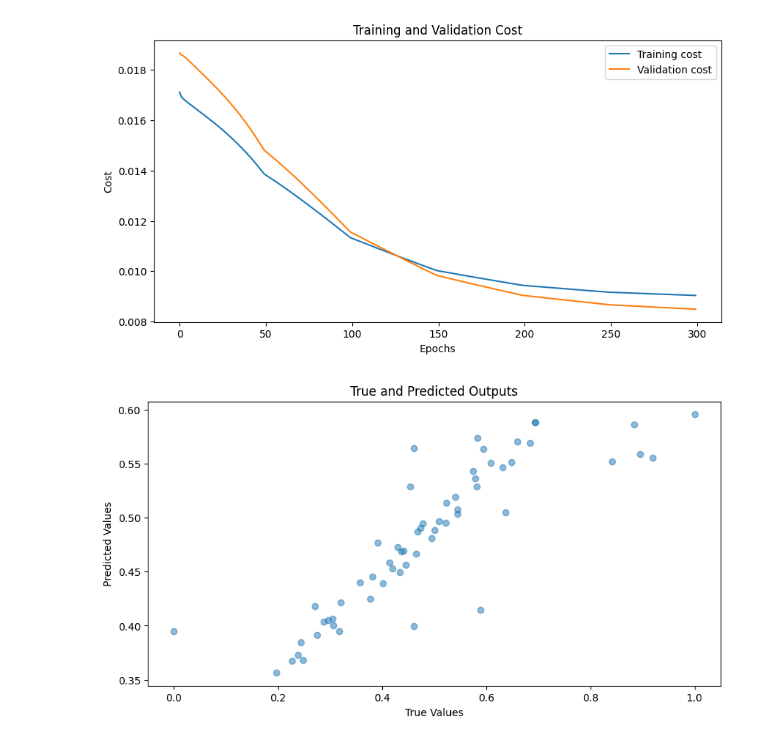
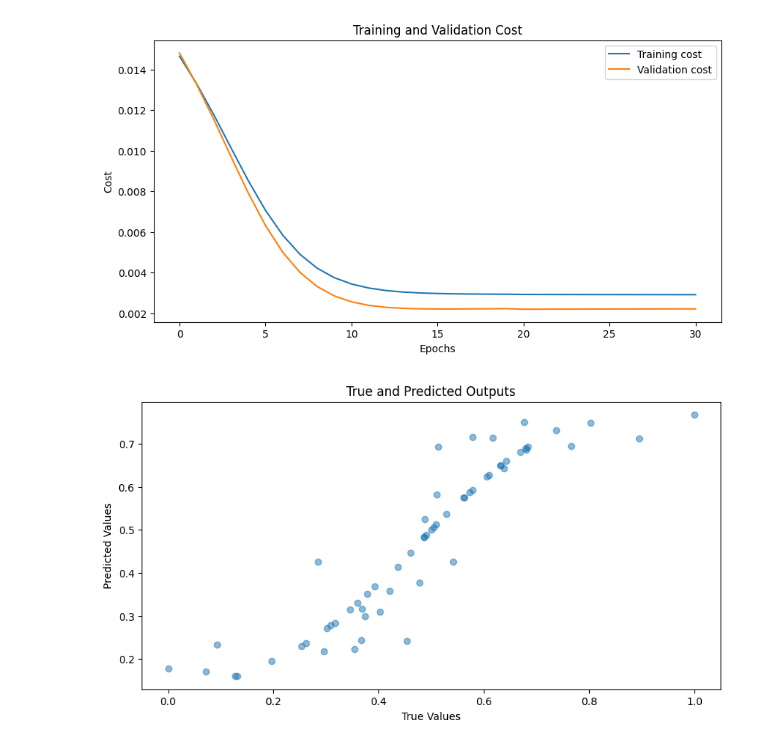
Before and after one commit to samnanglath01/AI-Assignment8-, a Jupyter notebook: Assignment_7_scratch-1.ipynb, the cells around one changed output. Drawn from its saved outputs; the diff is of its cells as text; code cells hidden in the pictures.

```diff
--- a/Assignment_7_scratch-1.ipynb
+++ b/Assignment_7_scratch-1.ipynb
@@ -74,16 +73,17 @@ def update_parameters(W1, b1, W2, b2, dW1, db1, dW2, db2, learning_rate):
     return W1, b1, W2, b2
 # %%
 def mse_loss(y_true, y_pred):
-    return 0.5 * np.sum((y_true - y_pred) ** 2)
+   cost= (1/2) *  np.sum((y_true - y_pred) ** 2)
+   return  cost
 # %%
 def compute_cost(data, labels, W1, b1, W2, b2):
     total_loss = 0
     n = len(data)  # number of samples
     for x, y in zip(data, labels):
-        _, A2 = forward_propagation(np.array(x).reshape(-1, 1), W1, b1, W2, b2)  # Get predictions
-        total_loss += mse_loss(y, A2)  # Sum up the loss for each sample
-
-    return total_loss / n
+        _, A2 =  forward_propagation(np.array(x).reshape(-1, 1), W1, b1, W2, b2)
+        total_loss += mse_loss(y, A2)
+        total = total_loss / n
+    return total
 # %%
 def train_model(x_train, y_train, x_valid, y_valid, epochs, initial_lr, patience=10):
     W1, b1, W2, b2 = initialize_parameters()
@@ -93,36 +93,32 @@ def train_model(x_train, y_train, x_valid, y_valid, epochs, initial_lr, patience
     no_improve_epoch = 0
 
     for epoch in range(epochs):
-        lr = initial_lr * (0.5 ** (epoch // 50))  # Reduce learning rate every 50 epochs
+        lr = initial_lr * (0.5 ** (epoch // 20))  # every 50 epoch
 
         for x, y in zip(x_train, y_train):
-            x_array = np.array(x).reshape(-1, 1)  # Reshape x to column vector
-            y_array = np.array(y).reshape(-1, 1)  # Reshape y to column vector
-            A1, A2 = forward_propagation(x_array, W1, b1, W2, b2)
-            dW1, db1, dW2, db2 = backward_propagation(x_array, y_array, A1, A2, W1, W2)
-            W1, b1, W2, b2 = update_parameters(W1, b1, W2, b2, dW1, db1, dW2, db2, lr)
+            x_array = np.array(x).reshape(-1, 1)
 
-        # Calculate loss for training and validation sets
-        train_cost = compute_cost(x_train, y_train, W1, b1, W2, b2)
-        valid_cost = compute_cost(x_valid, y_valid, W1, b1, W2, b2)
-        train_costs.append(train_cost)
-        valid_costs.append(valid_cost)
+            y_array = np.array(y).reshape(-1, 1)
 
-        # Early stopping check
+            A1, A2 =  forward_propagation(x_array, W1, b1, W2, b2)
+            dW1, db1, dW2, db2 =  backward_propagation(x_array, y_array, A1, A2, W1, W2)
+            W1, b1, W2, b2 =update_parameters(W1, b1, W2, b2, dW1, db1, dW2, db2, lr)
+        # Calculate loss
+        train_cost =   compute_cost(x_train, y_train, W1, b1, W2, b2)
+        valid_cost =  compute_cost(x_valid, y_valid, W1, b1, W2, b2)
+        train_costs. append(train_cost)
+        valid_costs.   append(valid_cost)
+        #early stop
         if valid_cost < best_loss:
             best_loss = valid_cost
             no_improve_epoch = 0
         else:
             no_improve_epoch += 1
-
         if no_improve_epoch >= patience:
             print(f"Stopping early at epoch {epoch}")
             break
-
-        # Log progress less frequently
         if epoch % 10 == 0:
             print(f"Epoch {epoch}: Training Loss = {train_cost}, Validation Loss = {valid_cost}, Learning Rate = {lr}")
-
     return W1, b1, W2, b2, train_costs, valid_costs
 # %%
 import matplotlib.pyplot as plt
@@ -151,7 +147,7 @@ def plot_predictions(x_test, y_test, W1, b1, W2, b2):
     plt.title('True and Predicted Outputs')
     plt.show()
 # %%
-W1, b1, W2, b2, train_costs, valid_costs = train_model(x_train, y_train, x_valid, y_valid, 300, 0.01)
+W1, b1, W2, b2, train_costs, valid_costs = train_model(x_train, y_train, x_valid, y_valid, 1000, 0.1)
 plot_costs(train_costs, valid_costs)
 plot_predictions(x_test, y_test, W1, b1, W2, b2)
 # %% [output]
@@ -175,2 +158,2 @@ Epoch 290: Training Loss = 0.009062412355566046, Validation Loss = 0.00852484622
-[figure, old version]
+[figure, new version]
-[figure, old version]
+[figure, new version]
```
Also changed, not shown: parts of 6 cells of this notebook.
